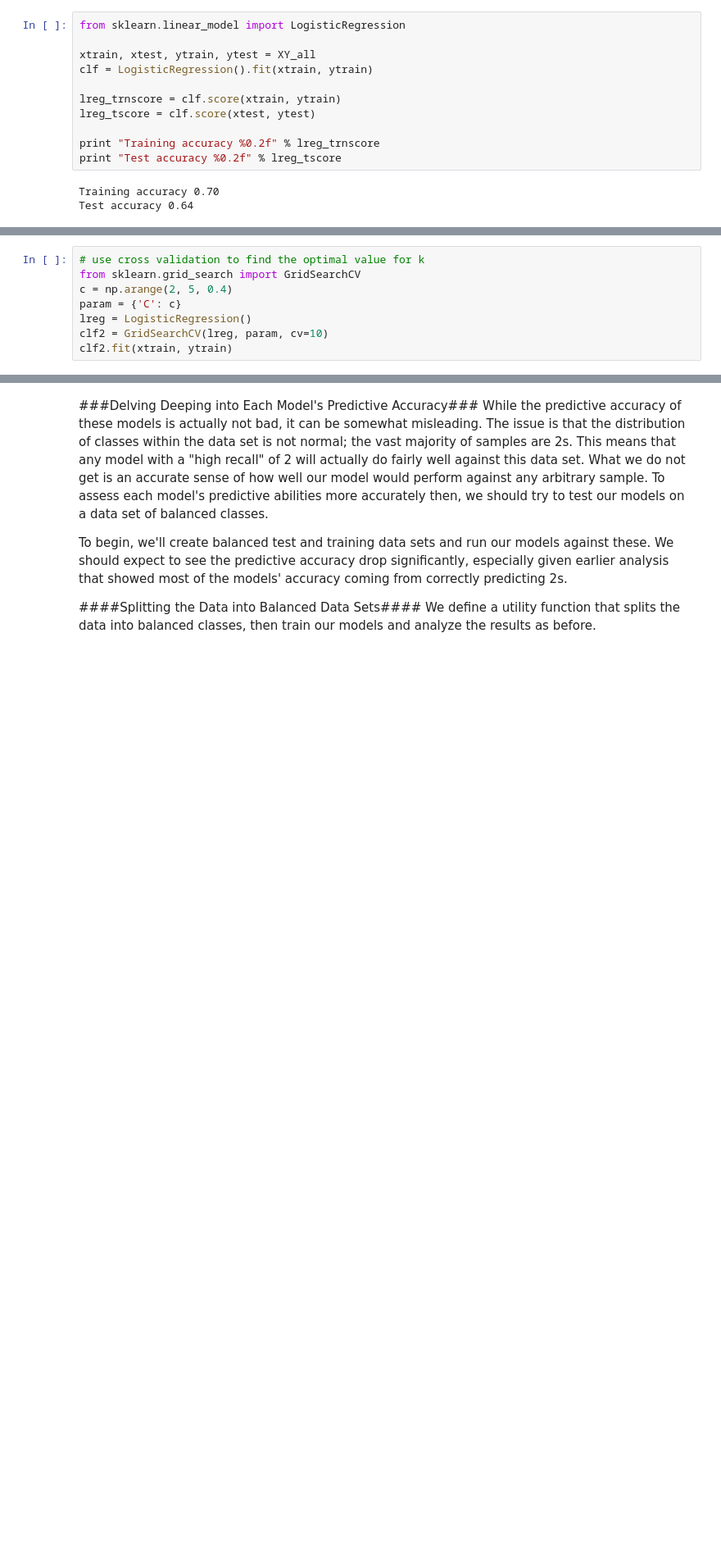
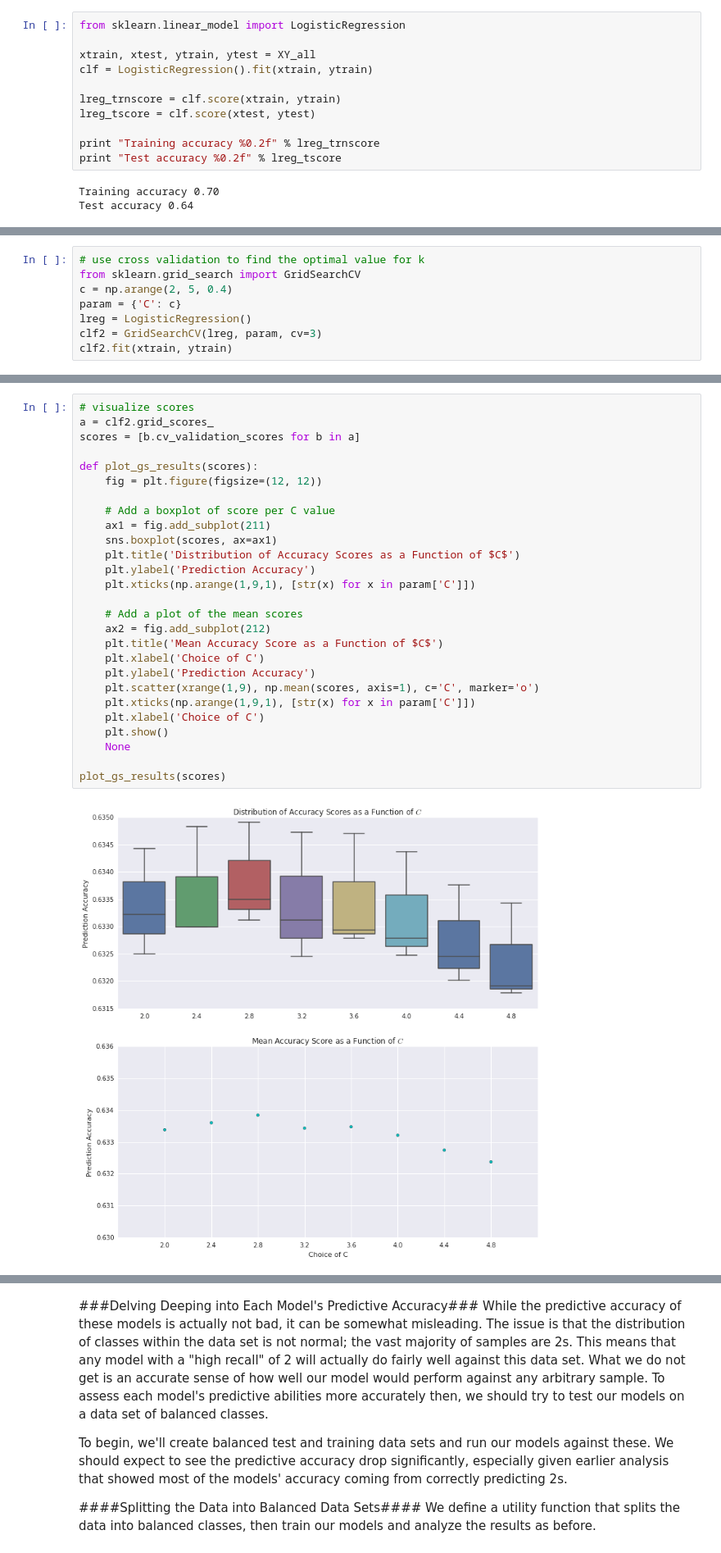
Before and after one commit to DryingPole/sentiment, a Jupyter notebook: notebooks/Final Project Process Book.ipynb, the cells around one changed output, grey strips where cells are left out. Shown at 82% size. Drawn from its saved outputs; the diff is of its cells as text; blank space fills up the shorter version.

```diff
--- a/notebooks/Final Project Process Book.ipynb
+++ b/notebooks/Final Project Process Book.ipynb
@@ -507,5 +568,5 @@ from sklearn.grid_search import GridSearchCV
 c = np.arange(2, 5, 0.4)
 param = {'C': c}
 lreg = LogisticRegression()
-clf2 = GridSearchCV(lreg, param, cv=10)
+clf2 = GridSearchCV(lreg, param, cv=3)
 clf2.fit(xtrain, ytrain)
@@ -525 +581,30 @@ plt.show()
+# %%
+# visualize scores
+a = clf2.grid_scores_
+scores = [b.cv_validation_scores for b in a]
+
+def plot_gs_results(scores):
+    fig = plt.figure(figsize=(12, 12))
+
+    # Add a boxplot of score per C value
+    ax1 = fig.add_subplot(211)
+    sns.boxplot(scores, ax=ax1)
+    plt.title('Distribution of Accuracy Scores as a Function of $C$')
+    plt.ylabel('Prediction Accuracy')
+    plt.xticks(np.arange(1,9,1), [str(x) for x in param['C']])
+
+    # Add a plot of the mean scores
+    ax2 = fig.add_subplot(212)
+    plt.title('Mean Accuracy Score as a Function of $C$')
+    plt.xlabel('Choice of C')
+    plt.ylabel('Prediction Accuracy')
+    plt.scatter(xrange(1,9), np.mean(scores, axis=1), c='C', marker='o')
+    plt.xticks(np.arange(1,9,1), [str(x) for x in param['C']])
+    plt.xlabel('Choice of C')
+    plt.show()
+    None
+
+plot_gs_results(scores)
+# %% [output]
+[figure, added]
 # %% [markdown]
```
Also changed, not shown: parts of 22 cells of this notebook.
